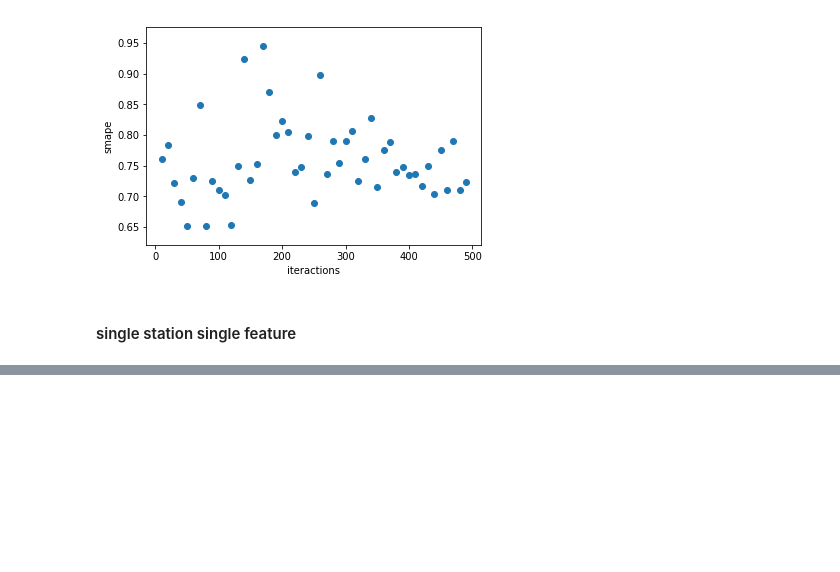
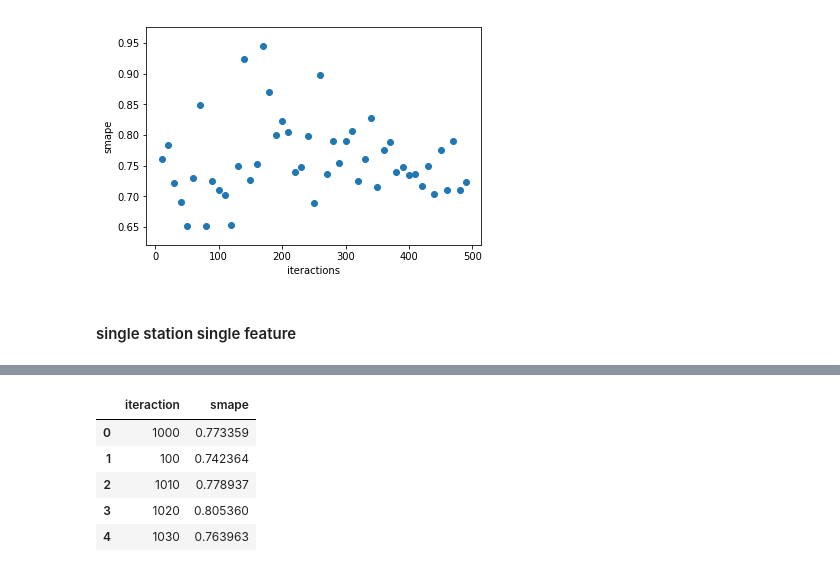
Before and after one commit to txytju/air-quality-prediction, a Jupyter notebook: hyper_parameters_tuning.ipynb, the cells around one changed output, grey strips where cells are left out. Saved outputs shown, nothing was run; the diff lists cells and outputs as text; code cells hidden in the pictures; blank space fills up the shorter version.

```diff
--- a/hyper_parameters_tuning.ipynb
+++ b/hyper_parameters_tuning.ipynb
@@ -101,5 +125,14 @@ name_group = {"0.7701016454819669":"smape", "multivariate_0_iteractions":"iterac
 df.rename(columns=name_group, inplace=True)
 df['iteraction'] = df['iteraction'].apply(lambda x : x.split("_")[1])
+# %%
+df.head()
+# %% [output]
+|  | iteraction | smape |
+| 0 | 1000 | 0.773359 |
+| 1 | 100 | 0.742364 |
+| 2 | 1010 | 0.778937 |
+| 3 | 1020 | 0.805360 |
+| 4 | 1030 | 0.763963 |
 # %%
 df.sort_values(by="smape").head(10)
 # %% [output]
```
Also changed, not shown: parts of 7 cells of this notebook, 2 other files.
